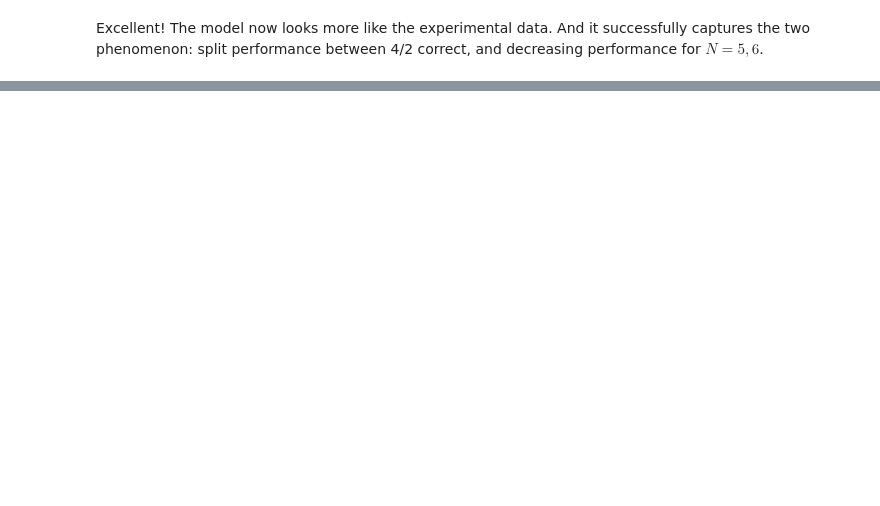
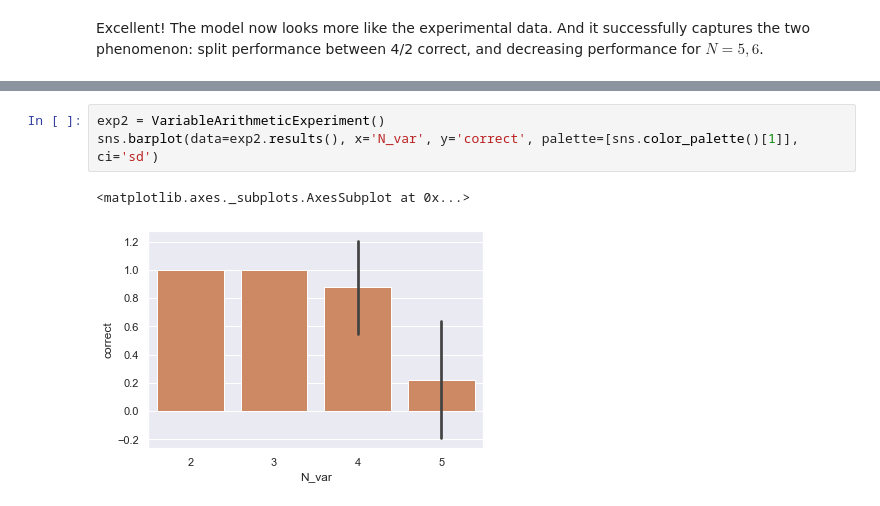
Before and after one commit to willcrichton/psypl-experiments, a Jupyter notebook: experiments/memory_program_tracing.ipynb, the cells around one changed output, grey strips where cells are left out. Cells and saved outputs as stored; diff of their text form; blank space fills up the shorter version.

```diff
--- a/experiments/memory_program_tracing.ipynb
+++ b/experiments/memory_program_tracing.ipynb
@@ -269,0 +299,6 @@ Excellent! The model now looks more like the experimental data. And it successfu
+# %%
+exp2 = VariableArithmeticExperiment()
+sns.barplot(data=exp2.results(), x='N_var', y='correct', palette=[sns.color_palette()[1]], ci='sd')
+# %% [output]
+<matplotlib.axes._subplots.AxesSubplot at 0x...>
+[figure, added]
```
Also changed, not shown: parts of 27 cells of this notebook, 1 other file.
